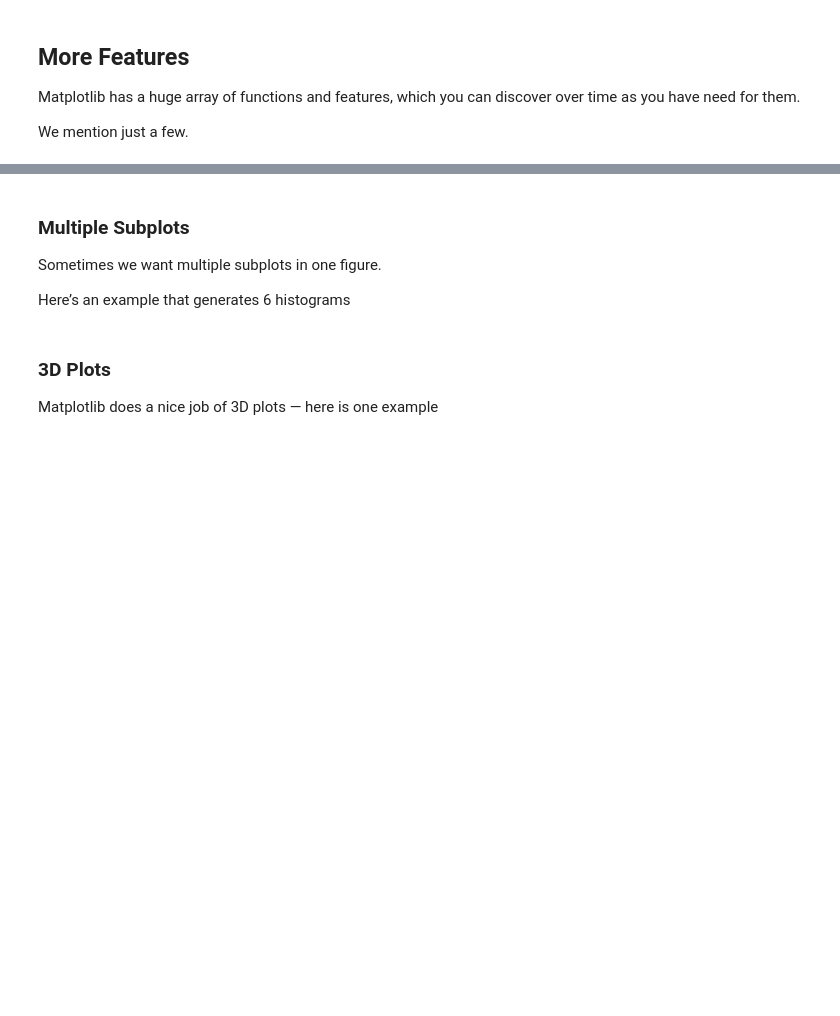
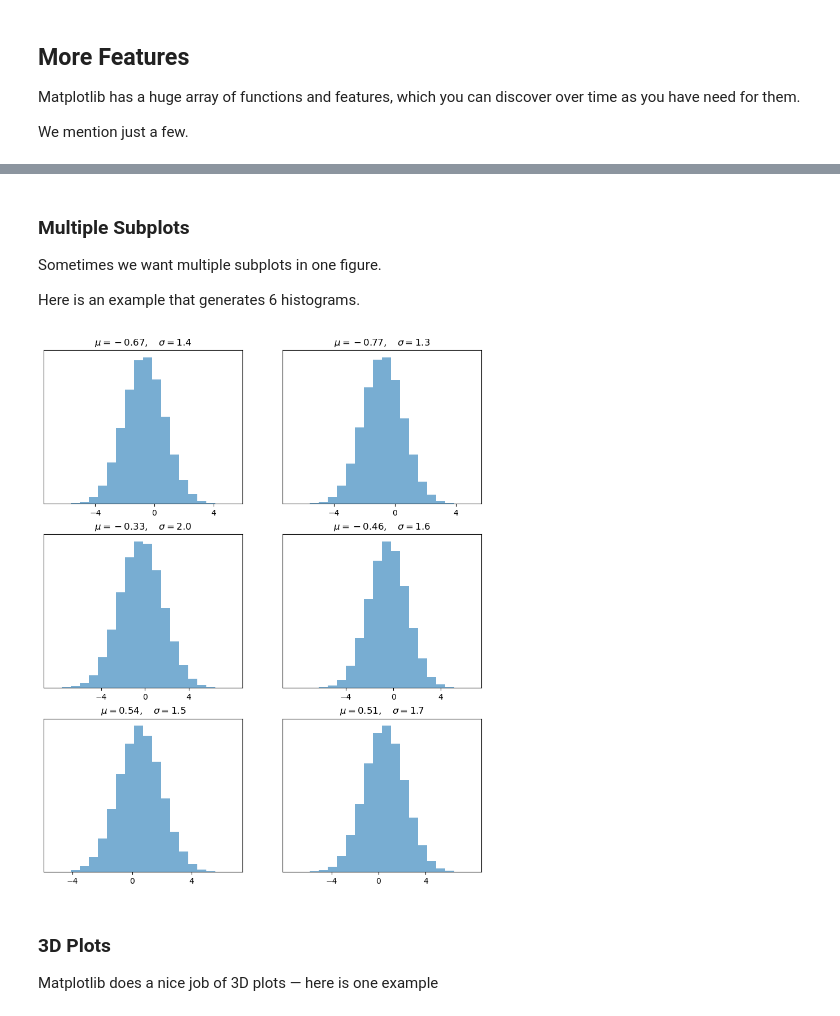
Before and after one commit to LiminMHuang/lecture-python-programming.myst, a Jupyter notebook: lectures/lecture12_matplotlib.ipynb, the cells around one changed output, grey strips where cells are left out. Saved outputs shown, nothing was run; the diff lists cells and outputs as text; code cells hidden in the pictures; blank space fills up the shorter version.

```diff
--- a/lectures/lecture12_matplotlib.ipynb
+++ b/lectures/lecture12_matplotlib.ipynb
@@ -162,18 +162,20 @@ plt.show()
 <a id='index-4'></a>
 Sometimes we want multiple subplots in one figure.
 
-Here’s an example that generates 6 histograms
+Here is an example that generates 6 histograms.
 # %%
 num_rows, num_cols = 3, 2
 fig, axes = plt.subplots(num_rows, num_cols, figsize=(10, 12))
 for i in range(num_rows):
     for j in range(num_cols):
         m, s = uniform(-1, 1), uniform(1, 2)
-        x = norm.rvs(loc=m, scale=s, size=100)
+        x = norm.rvs(loc=m, scale=s, size=100000)
         axes[i, j].hist(x, alpha=0.6, bins=20)
         t = rf'$\mu = {m:.2}, \quad \sigma = {s:.2}$'
         axes[i, j].set(title=t, xticks=[-4, 0, 4], yticks=[])
 plt.show()
+# %% [output]
+[figure, added]
 # %% [markdown]
 ### 3D Plots
 
```
Also changed, not shown: parts of 13 cells of this notebook, 1 other file.
